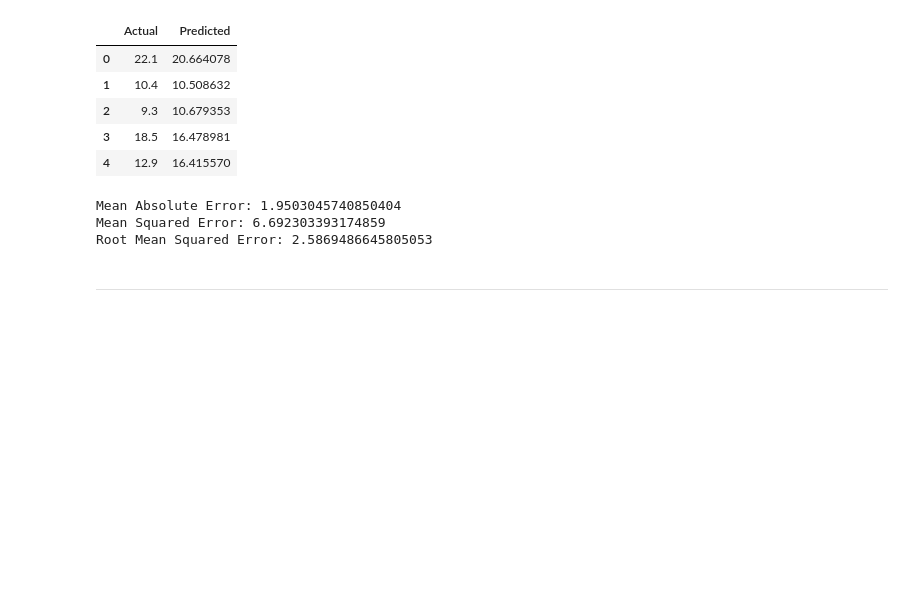
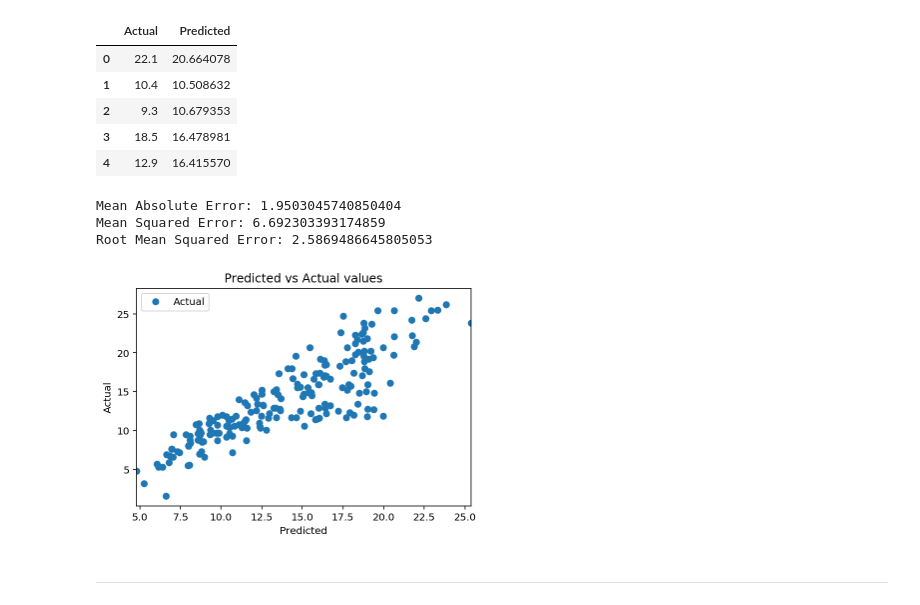
Before and after one commit to jcleung11/100_page_ml, a Jupyter notebook: code/chapter4/grad_dec.ipynb, the cells around one changed output. Drawn from its saved outputs; the diff is of its cells as text; code cells hidden in the pictures; blank space fills up the shorter version.

```diff
--- a/code/chapter4/grad_dec.ipynb
+++ b/code/chapter4/grad_dec.ipynb
@@ -116,6 +116,14 @@ print('Root Mean Squared Error:', np.sqrt(metrics.mean_squared_error(df.Actual,
 Mean Absolute Error: 1.9503045740850404
 Mean Squared Error: 6.692303393174859
 Root Mean Squared Error: 2.5869486645805053
+# %%
+df.plot(x='Predicted', y='Actual', style='o')
+plt.title('Predicted vs Actual values')
+plt.xlabel('Predicted')
+plt.ylabel('Actual')
+plt.show()
+# %% [output]
+[figure, added]
 # %% [markdown]
 ---
 # %% [markdown]
```
Also changed, not shown: parts of 2 cells of this notebook.
